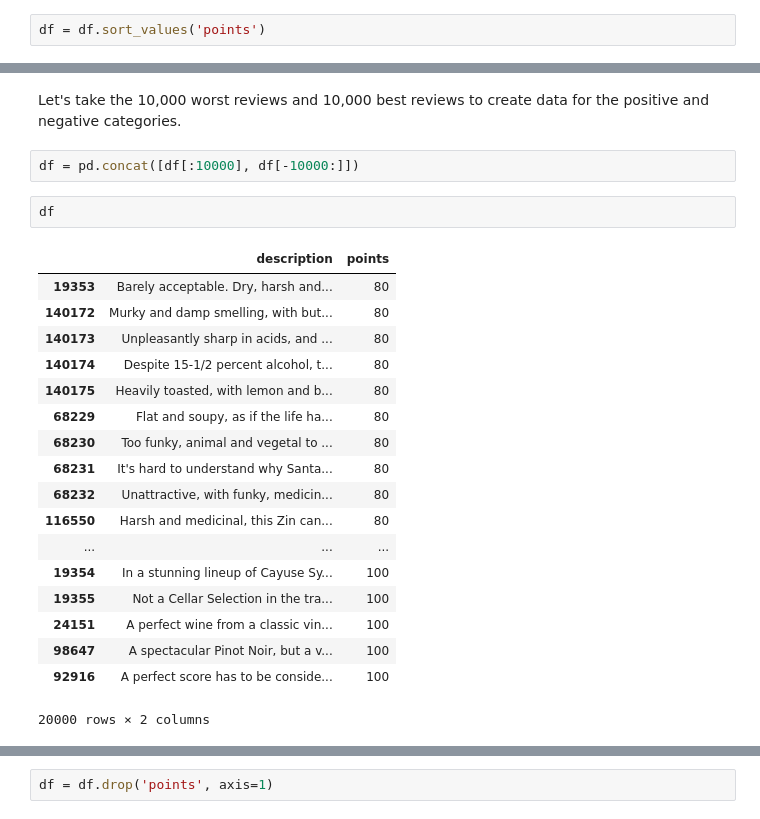
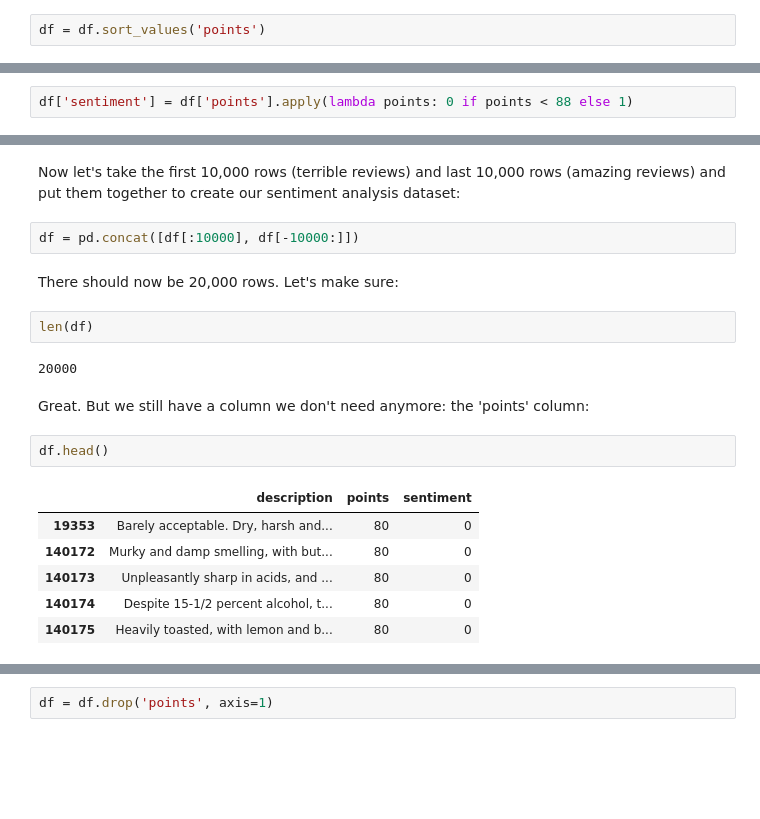
Before and after one commit to joe-bender/wine-sentiment, a Jupyter notebook: walkthrough.ipynb, the cells around one changed output, grey strips where cells are left out. Cells and saved outputs as stored; diff of their text form; blank space fills up the shorter version.

```diff
--- a/walkthrough.ipynb
+++ b/walkthrough.ipynb
@@ -89,0 +133,2 @@ df.tail(3)
+# %%
+df['sentiment'] = df['points'].apply(lambda points: 0 if points < 88 else 1)
@@ -90,25 +157,21 @@ df.tail(3)
 # %% [markdown]
-Let's take the 10,000 worst reviews and 10,000 best reviews to create data for the positive and negative categories.
+Now let's take the first 10,000 rows (terrible reviews) and last 10,000 rows (amazing reviews) and put them together to create our sentiment analysis dataset:
 # %%
 df = pd.concat([df[:10000], df[-10000:]])
+# %% [markdown]
+There should now be 20,000 rows. Let's make sure:
+# %%
+len(df)
+# %% [output]
+20000
+# %% [markdown]
+Great. But we still have a column we don't need anymore: the 'points' column:
 # %%
-df
+df.head()
 # %% [output]
-|  | description | points |
-| 19353 | Barely acceptable. Dry, harsh and... | 80 |
-| 140172 | Murky and damp smelling, with but... | 80 |
-| 140173 | Unpleasantly sharp in acids, and ... | 80 |
-| 140174 | Despite 15-1/2 percent alcohol, t... | 80 |
-| 140175 | Heavily toasted, with lemon and b... | 80 |
-| 68229 | Flat and soupy, as if the life ha... | 80 |
-| 68230 | Too funky, animal and vegetal to ... | 80 |
-| 68231 | It's hard to understand why Santa... | 80 |
-| 68232 | Unattractive, with funky, medicin... | 80 |
-| 116550 | Harsh and medicinal, this Zin can... | 80 |
-| ... | ... | ... |
-| 19354 | In a stunning lineup of Cayuse Sy... | 100 |
-| 19355 | Not a Cellar Selection in the tra... | 100 |
-| 24151 | A perfect wine from a classic vin... | 100 |
-| 98647 | A spectacular Pinot Noir, but a v... | 100 |
-| 92916 | A perfect score has to be conside... | 100 |
+|  | description | points | sentiment |
+| 19353 | Barely acceptable. Dry, harsh and... | 80 | 0 |
+| 140172 | Murky and damp smelling, with but... | 80 | 0 |
+| 140173 | Unpleasantly sharp in acids, and ... | 80 | 0 |
+| 140174 | Despite 15-1/2 percent alcohol, t... | 80 | 0 |
+| 140175 | Heavily toasted, with lemon and b... | 80 | 0 |
-20000 rows × 2 columns
```
Also changed, not shown: parts of 161 cells of this notebook.
